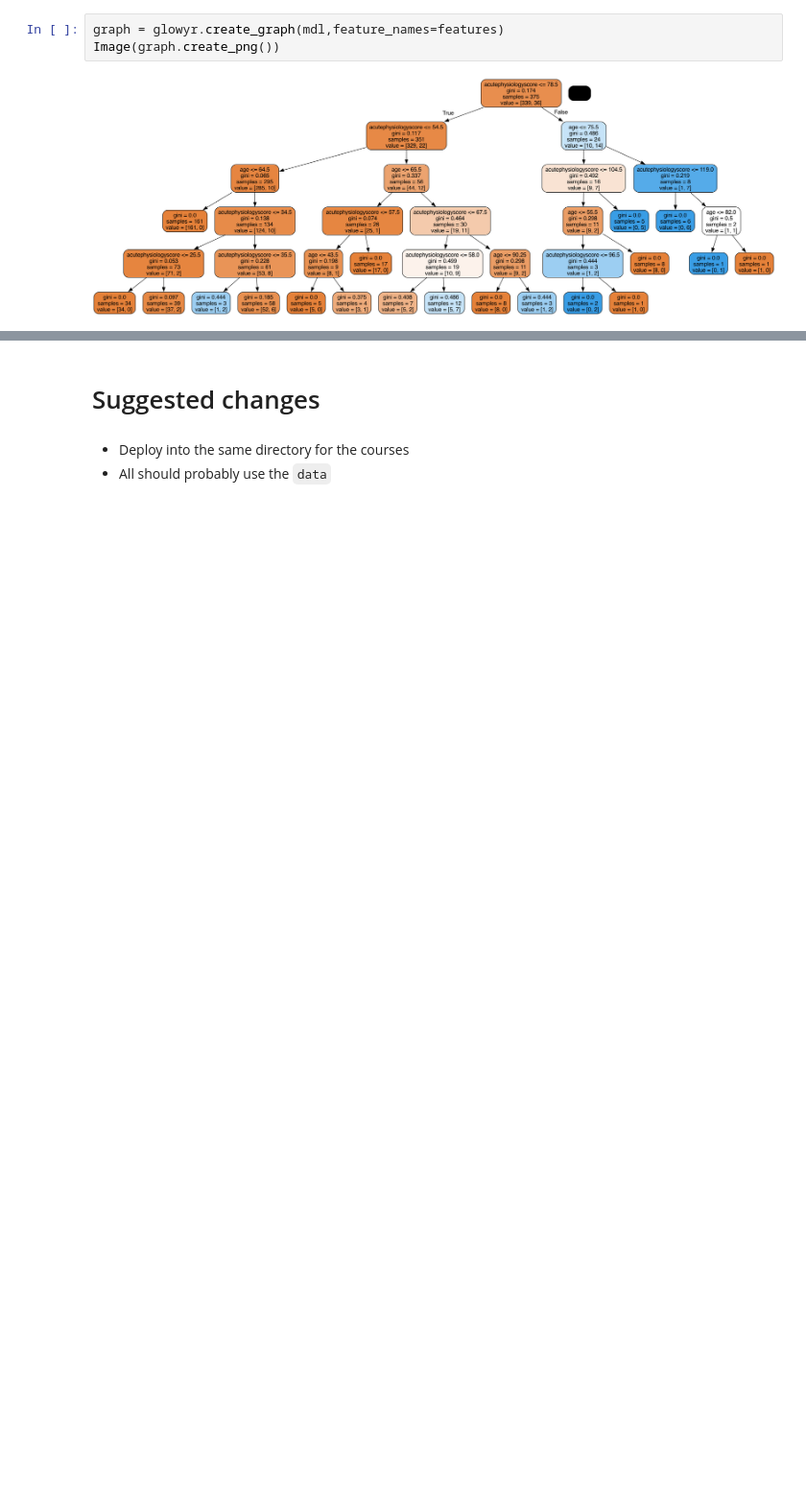
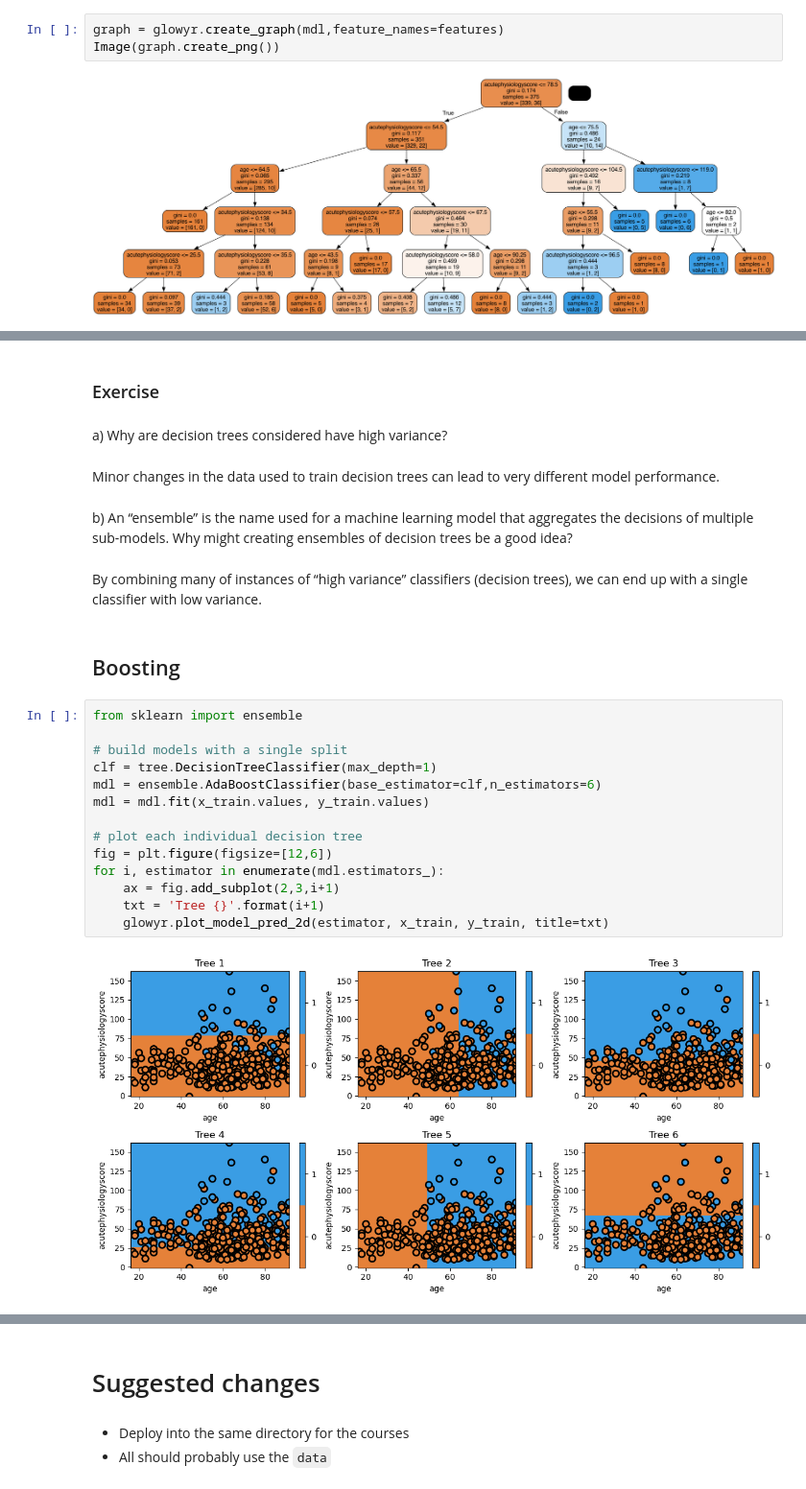
Before and after one commit to marioa/ml_course, a Jupyter notebook: ML.ipynb, the cells around one changed output, grey strips where cells are left out. Shown at 96% size. Cells and saved outputs as stored; diff of their text form; blank space fills up the shorter version.

```diff
--- a/ML.ipynb
+++ b/ML.ipynb
@@ -725,0 +788,28 @@ Image(graph.create_png())
+# %% [markdown]
+### Exercise
+# %% [markdown]
+a) Why are decision trees considered have high variance?
+# %% [markdown]
+Minor changes in the data used to train decision trees can lead to very different model performance.
+# %% [markdown]
+b) An “ensemble” is the name used for a machine learning model that aggregates the decisions of multiple sub-models. Why might creating ensembles of decision trees be a good idea?
+# %% [markdown]
+By combining many of instances of “high variance” classifiers (decision trees), we can end up with a single classifier with low variance.
+# %% [markdown]
+## Boosting
+# %%
+from sklearn import ensemble
+
+# build models with a single split
+clf = tree.DecisionTreeClassifier(max_depth=1)
+mdl = ensemble.AdaBoostClassifier(base_estimator=clf,n_estimators=6)
+mdl = mdl.fit(x_train.values, y_train.values)
+
+# plot each individual decision tree
+fig = plt.figure(figsize=[12,6])
+for i, estimator in enumerate(mdl.estimators_):
+    ax = fig.add_subplot(2,3,i+1)
+    txt = 'Tree {}'.format(i+1)
+    glowyr.plot_model_pred_2d(estimator, x_train, y_train, title=txt)
+# %% [output]
+[figure, added]
```
Also changed, not shown: parts of 28 cells of this notebook.
